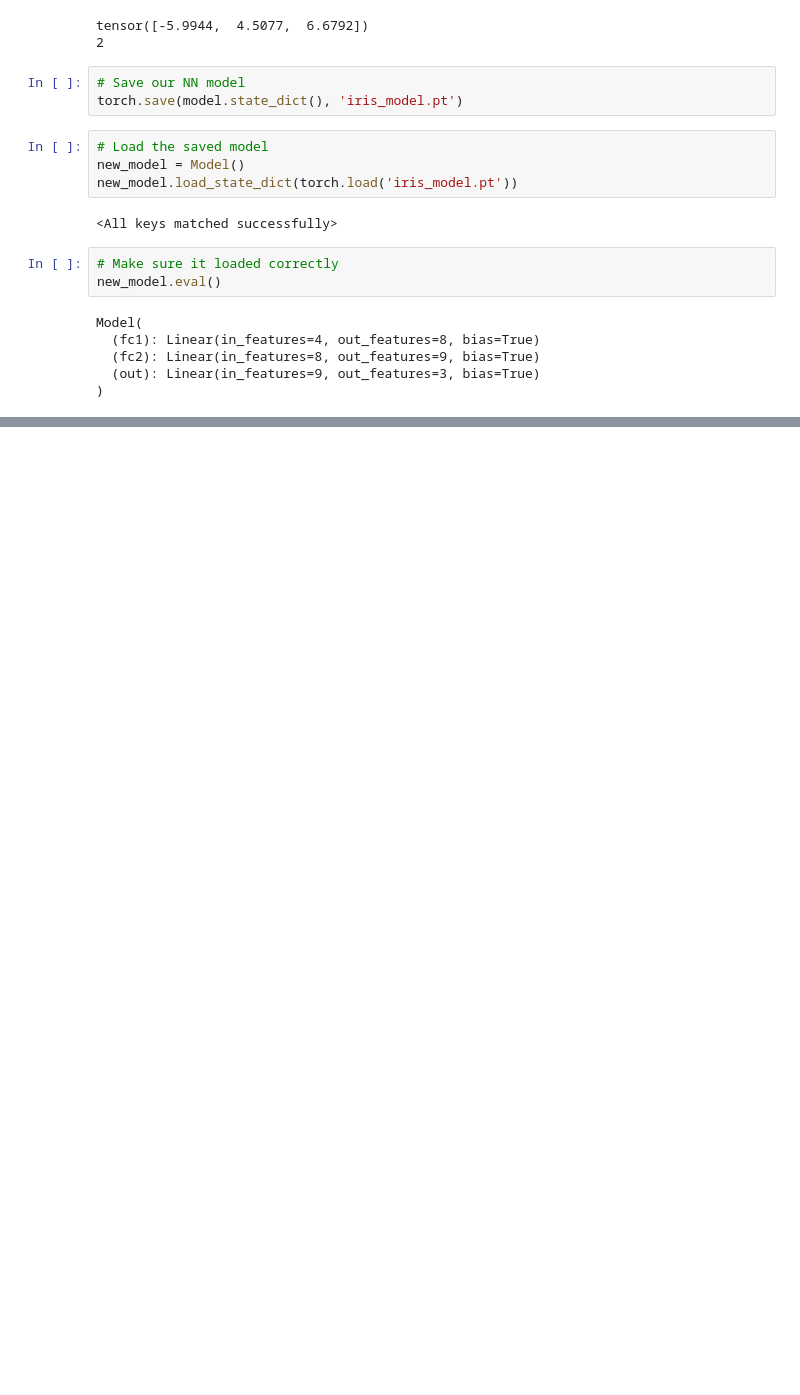
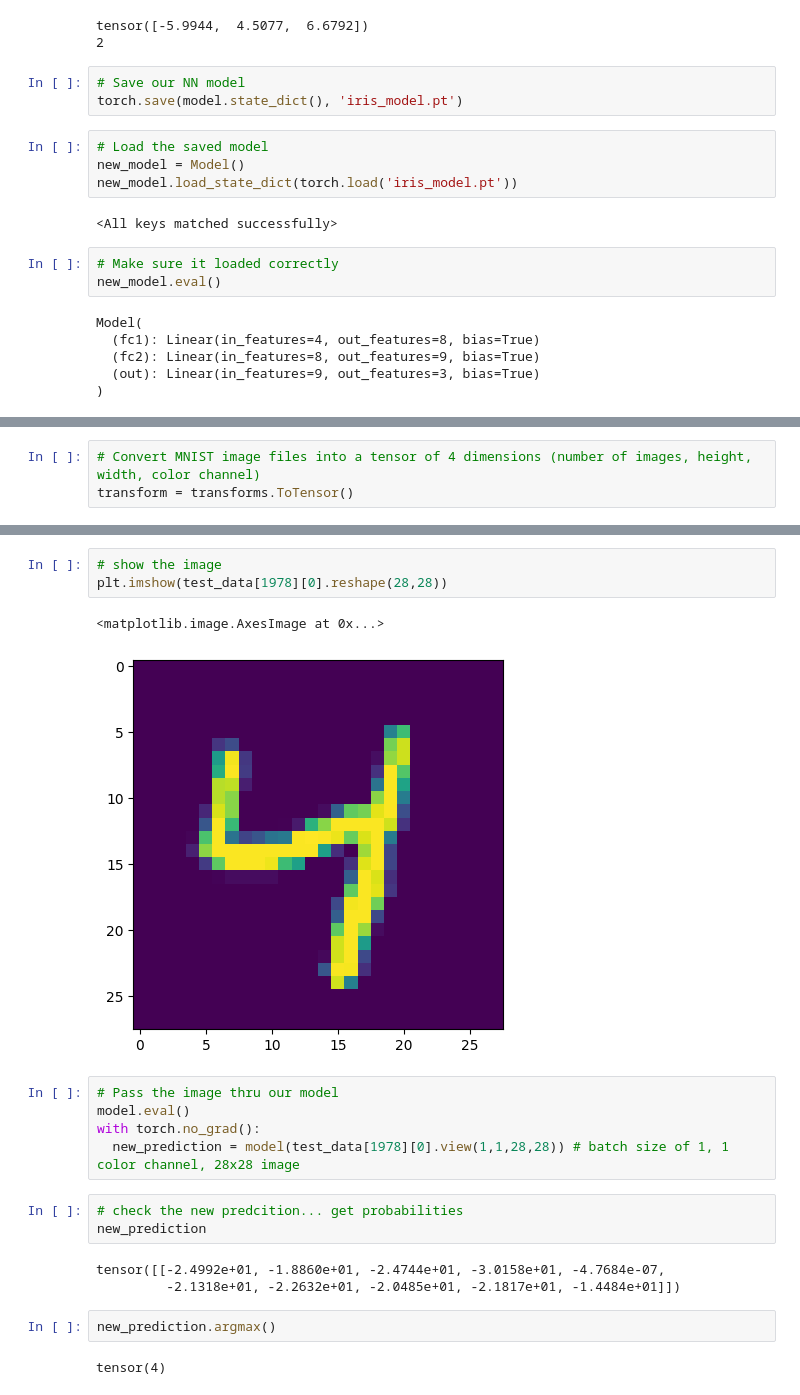
Before and after one commit to kennyaakin/PyTorch_Tutorial, a Jupyter notebook: PyTorch_NeuralNetwork_Tutorial.ipynb, the cells around one changed output, grey strips where cells are left out. Cells and saved outputs as stored; diff of their text form; blank space fills up the shorter version.

```diff
--- a/PyTorch_NeuralNetwork_Tutorial.ipynb
+++ b/PyTorch_NeuralNetwork_Tutorial.ipynb
@@ -478,0 +486,3 @@ Model(
+# %%
+# Convert MNIST image files into a tensor of 4 dimensions (number of images, height, width, color channel)
+transform = transforms.ToTensor()
@@ -478,0 +775,21 @@ Model(
+# %%
+# show the image
+plt.imshow(test_data[1978][0].reshape(28,28))
+# %% [output]
+<matplotlib.image.AxesImage at 0x...>
+[figure, added]
+# %%
+# Pass the image thru our model
+model.eval()
+with torch.no_grad():
+  new_prediction = model(test_data[1978][0].view(1,1,28,28)) # batch size of 1, 1 color channel, 28x28 image
+# %%
+# check the new predcition... get probabilities
+new_prediction
+# %% [output]
+tensor([[-2.4992e+01, -1.8860e+01, -2.4744e+01, -3.0158e+01, -4.7684e-07,
+         -2.1318e+01, -2.2632e+01, -2.0485e+01, -2.1817e+01, -1.4484e+01]])
+# %%
+new_prediction.argmax()
+# %% [output]
+tensor(4)
```
Also changed, not shown: parts of 32 cells of this notebook.
